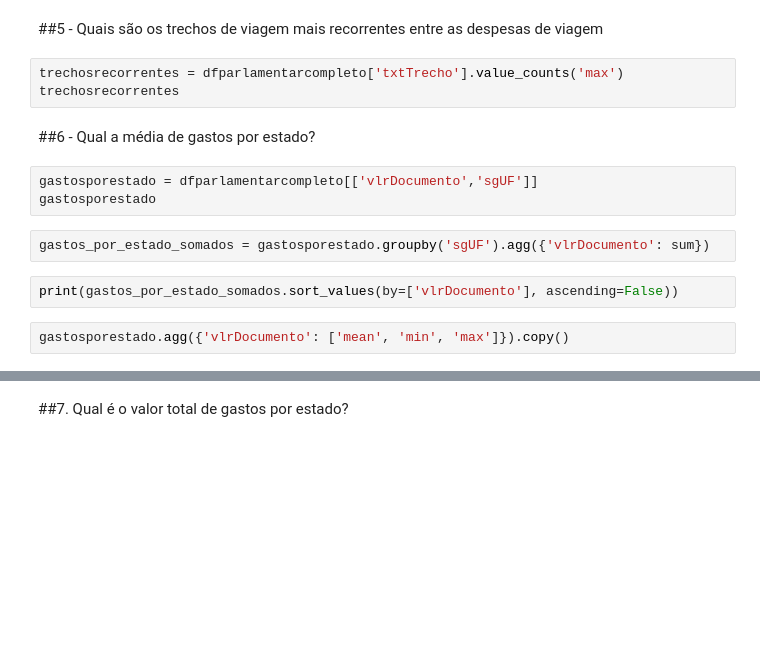
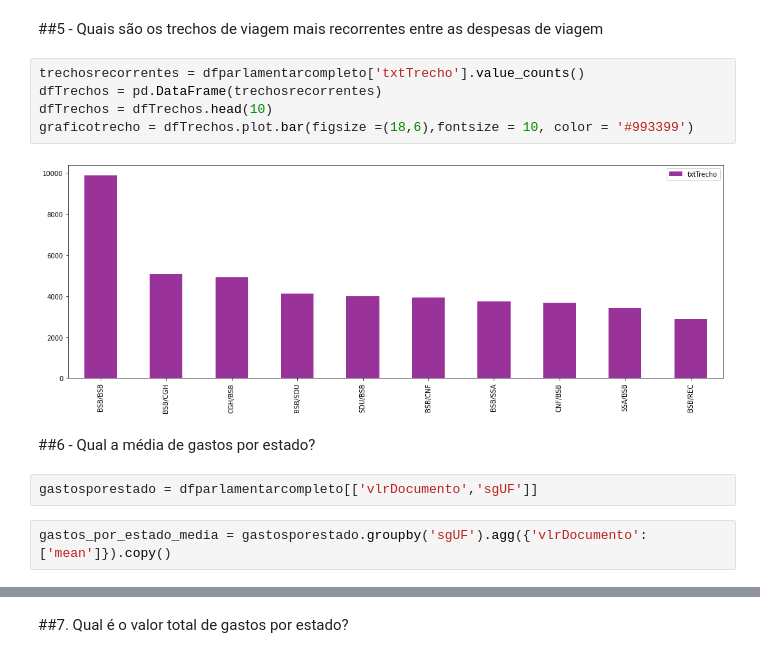
Before and after one commit to Reinaldos/-Reinaldos-livro_Intro-a-programacao-com-PYTHON, a Jupyter notebook: Projeto_5.ipynb, the cells around one changed output, grey strips where cells are left out. Saved outputs shown, nothing was run; the diff lists cells and outputs as text; blank space fills up the shorter version.

```diff
--- a/Projeto_5.ipynb
+++ b/Projeto_5.ipynb
@@ -814,16 +751,15 @@ grafico_comparação
 # %% [markdown]
 ##5 - Quais são os trechos de viagem mais recorrentes entre as despesas de viagem
-# %%
-trechosrecorrentes = dfparlamentarcompleto['txtTrecho'].value_counts('max')
-trechosrecorrentes
+# %%
+trechosrecorrentes = dfparlamentarcompleto['txtTrecho'].value_counts()
+dfTrechos = pd.DataFrame(trechosrecorrentes)
+dfTrechos = dfTrechos.head(10)
+graficotrecho = dfTrechos.plot.bar(figsize =(18,6),fontsize = 10, color = '#993399')
+# %% [output]
+[figure, added]
 # %% [markdown]
 ##6 - Qual a média de gastos por estado?
 # %%
 gastosporestado = dfparlamentarcompleto[['vlrDocumento','sgUF']]
-gastosporestado
 # %%
-gastos_por_estado_somados = gastosporestado.groupby('sgUF').agg({'vlrDocumento': sum})
+gastos_por_estado_media = gastosporestado.groupby('sgUF').agg({'vlrDocumento':['mean']}).copy()
-# %%
-print(gastos_por_estado_somados.sort_values(by=['vlrDocumento'], ascending=False))
-# %%
-gastosporestado.agg({'vlrDocumento': ['mean', 'min', 'max']}).copy()
```
Also changed, not shown: parts of 18 cells of this notebook.
